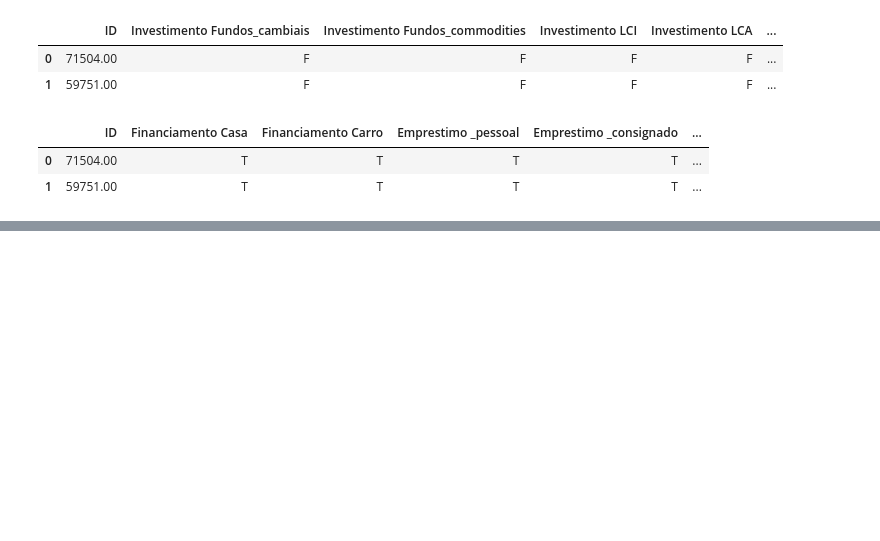
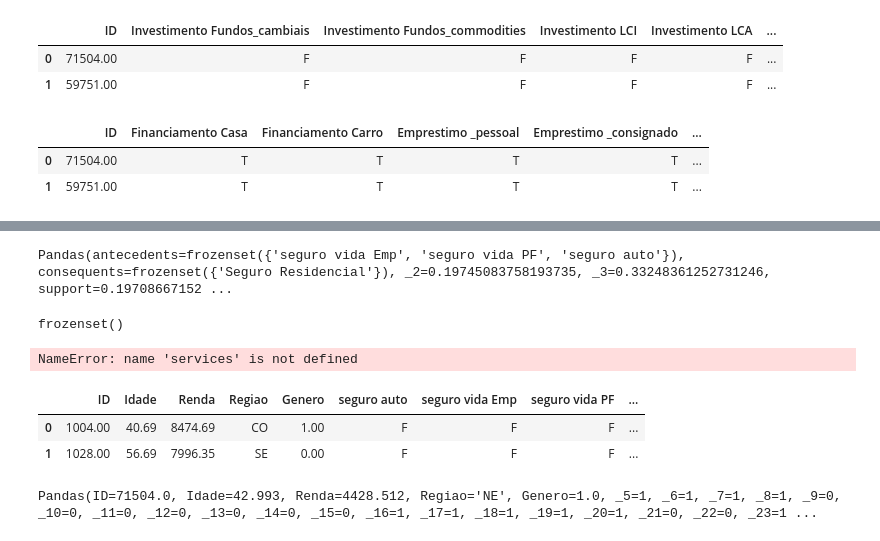
Before and after one commit to MaksonViini/Data-Science-Projects, a Jupyter notebook: Maratona Behind the Code 2021/03_GFT/gft_associate_rules.ipynb, the cells around one changed output, grey strips where cells are left out. Cells and saved outputs as stored; diff of their text form; code cells hidden in the pictures; blank space fills up the shorter version.

```diff
--- a/Maratona Behind the Code 2021/03_GFT/gft_associate_rules.ipynb
+++ b/Maratona Behind the Code 2021/03_GFT/gft_associate_rules.ipynb
@@ -11,6 +13,7 @@ pd.options.display.float_format = '{:.2f}'.format
 abc = pd.read_csv('Data/InsuranceCompanyABC.csv')
 cde = pd.read_csv('Data/InvestmentBankCDE.csv')
 efg = pd.read_csv('Data/RetailBankEFG.csv')
+answers = pd.read_csv('Data/ANSWERS.csv')
 # %%
 abc.head(2)
 # %% [output]
@@ -33,0 +128,20 @@ efg.head(2)
+# %%
+for row1, row2 in zip(rules.itertuples(index=False), answers.itertuples(index=False)):
+    print(row, row2)
+    break
+# %% [output]
+Pandas(antecedents=frozenset({'seguro vida Emp', 'seguro vida PF', 'seguro auto'}), consequents=frozenset({'Seguro Residencial'}), _2=0.19745083758193735, _3=0.33248361252731246, support=0.19708667152 ...
+# %%
+row.antecedents & row.consequents
+# %% [output]
+frozenset()
+# %%
+set(services[0]) & set(rules['antecedents'][0])
+# %% [output]
+NameError: name 'services' is not defined
+# %%
+answers.head(2)
+# %% [output]
+|  | ID | Idade | Renda | Regiao | Genero | seguro auto | seguro vida Emp | seguro vida PF | ... |
+| 0 | 1004.00 | 40.69 | 8474.69 | CO | 1.00 | F | F | F | ... |
+| 1 | 1028.00 | 56.69 | 7996.35 | SE | 0.00 | F | F | F | ... |
@@ -33,0 +160,6 @@ efg.head(2)
+# %%
+for row1, row2 in zip(data.itertuples(index=False), services.itertuples(index=False)):
+    print(row1)
+    break
+# %% [output]
+Pandas(ID=71504.0, Idade=42.993, Renda=4428.512, Regiao='NE', Genero=1.0, _5=1, _6=1, _7=1, _8=1, _9=0, _10=0, _11=0, _12=0, _13=0, _14=0, _15=0, _16=1, _17=1, _18=1, _19=1, _20=1, _21=0, _22=0, _23=1 ...
```
Also changed, not shown: parts of 17 cells of this notebook, 3 other files.
